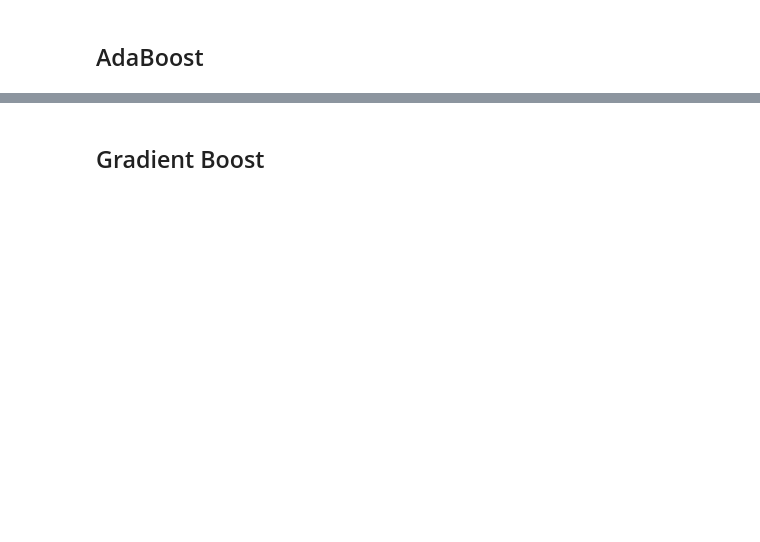
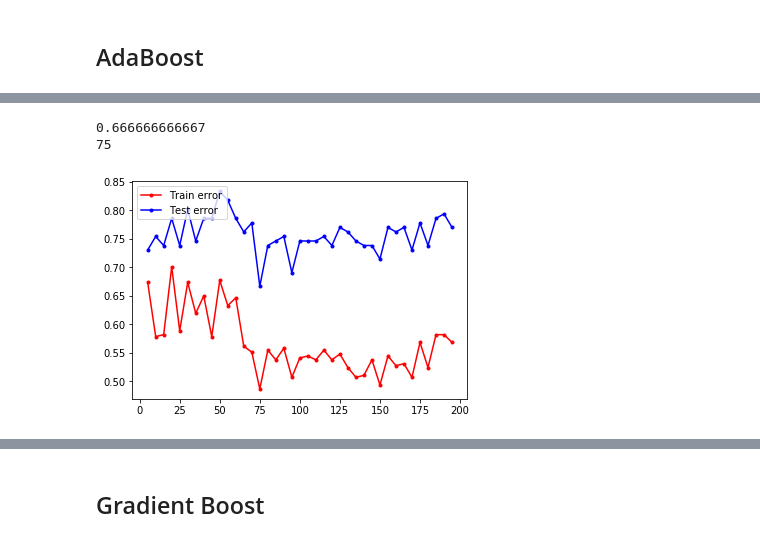
Before and after one commit to niktoris1/data_analisys, a Jupyter notebook: Birds_new.ipynb, the cells around one changed output, grey strips where cells are left out. Drawn from its saved outputs; the diff is of its cells as text; code cells hidden in the pictures; blank space fills up the shorter version.

```diff
--- a/Birds_new.ipynb
+++ b/Birds_new.ipynb
@@ -835,0 +885,22 @@ print(err_train, err_test, err_scores)
+# %%
+from sklearn import ensemble
+
+gamma = range(5, 200, 5) # default 50
+err_train = []
+err_test = []
+for k in gamma:
+    model = ensemble.AdaBoostClassifier(n_estimators = k, learning_rate = 0.5)
+    model.fit(X_train, y_train)
+    err_train.append(np.mean(model.predict(X_train) != y_train))
+    err_test.append(np.mean(model.predict(X_test) != y_test))
+# %%
+plt.plot(gamma, err_train, '.-r', label = 'Train error')
+plt.plot(gamma, err_test,  '.-b', label = 'Test error')
+plt.legend(loc = 2)
+
+print (min(err_test))
+print (gamma[err_test.index(min(err_test))])
+# %% [output]
+0.666666666667
+75
+[figure, added]
```
Also changed, not shown: parts of 25 cells of this notebook.
